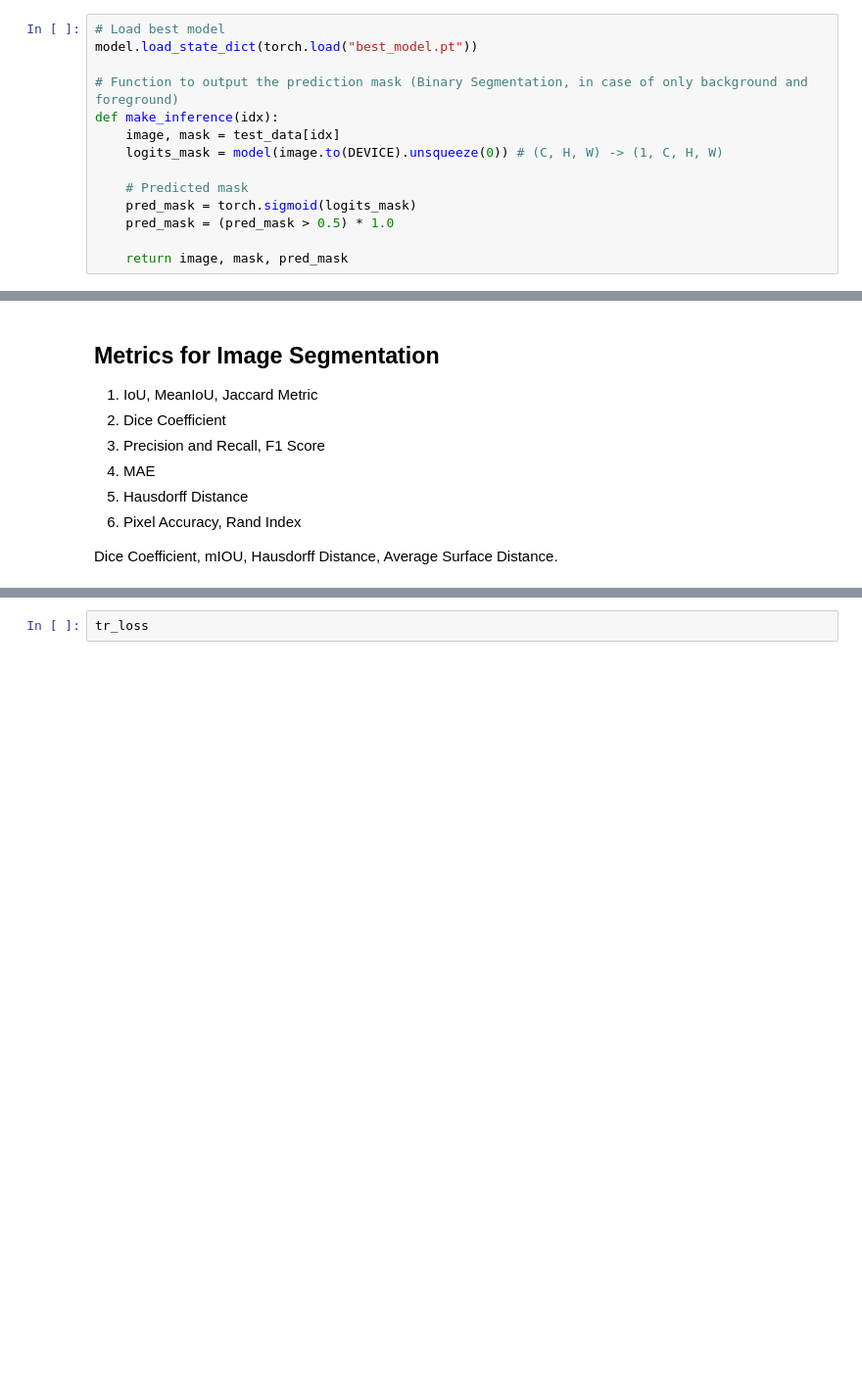
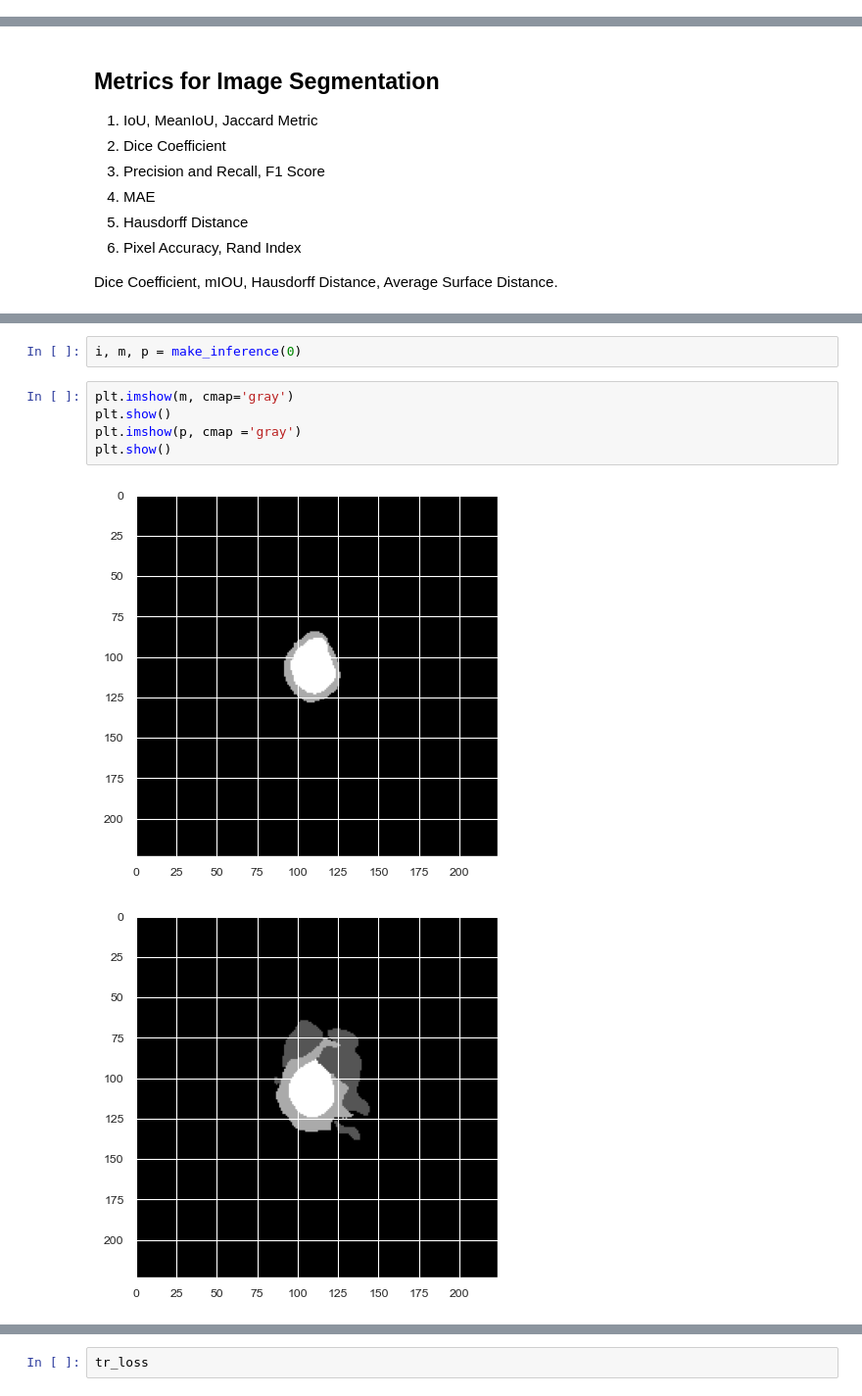
Before and after one commit to snehilsanyal/CMR_Segmentation, a Jupyter notebook: segmentation-acdc-starter.ipynb, the cells around one changed output, grey strips where cells are left out. Shown at 98% size. Cells and saved outputs as stored; diff of their text form; blank space fills up the shorter version.

```diff
--- a/segmentation-acdc-starter.ipynb
+++ b/segmentation-acdc-starter.ipynb
@@ -481,17 +562,3 @@ test_data[0][0].shape, test_data[0][1].shape
-# %%
-# Load best model
-model.load_state_dict(torch.load("best_model.pt"))
-
-# Function to output the prediction mask (Binary Segmentation, in case of only background and foreground)
-def make_inference(idx):
-    image, mask = test_data[idx]
-    logits_mask = model(image.to(DEVICE).unsqueeze(0)) # (C, H, W) -> (1, C, H, W)
-
-    # Predicted mask
-    pred_mask = torch.sigmoid(logits_mask)
-    pred_mask = (pred_mask > 0.5) * 1.0
-
-    return image, mask, pred_mask
 # %%
 # Load best model
 model.load_state_dict(torch.load("best_model.pt"))
@@ -521,0 +632,10 @@ Dice Coefficient, mIOU, Hausdorff Distance, Average Surface Distance.
+# %%
+i, m, p = make_inference(0)
+# %%
+plt.imshow(m, cmap='gray')
+plt.show()
+plt.imshow(p, cmap ='gray')
+plt.show()
+# %% [output]
+[figure, added]
+[figure, added]
```
Also changed, not shown: parts of 27 cells of this notebook, 1 other file.
